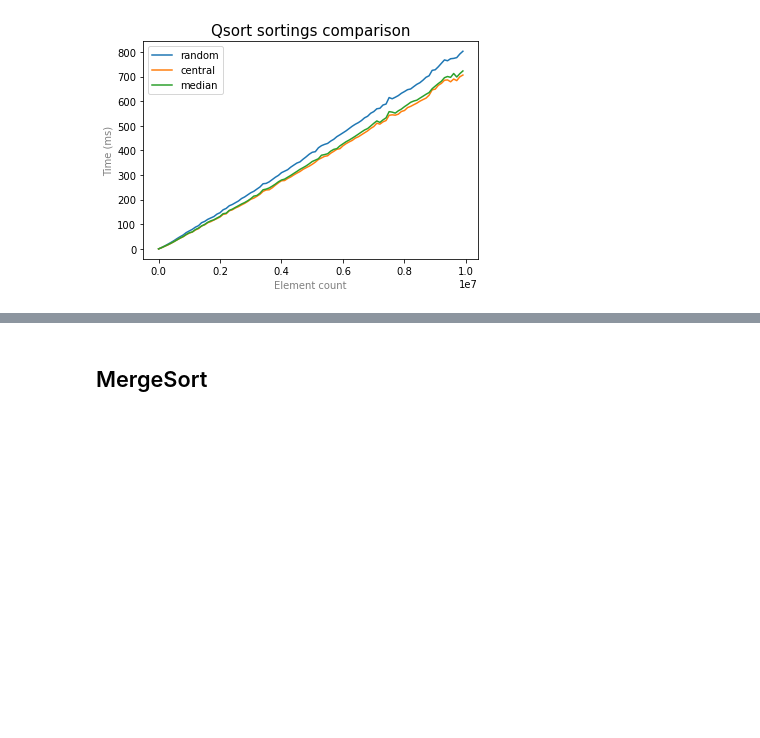
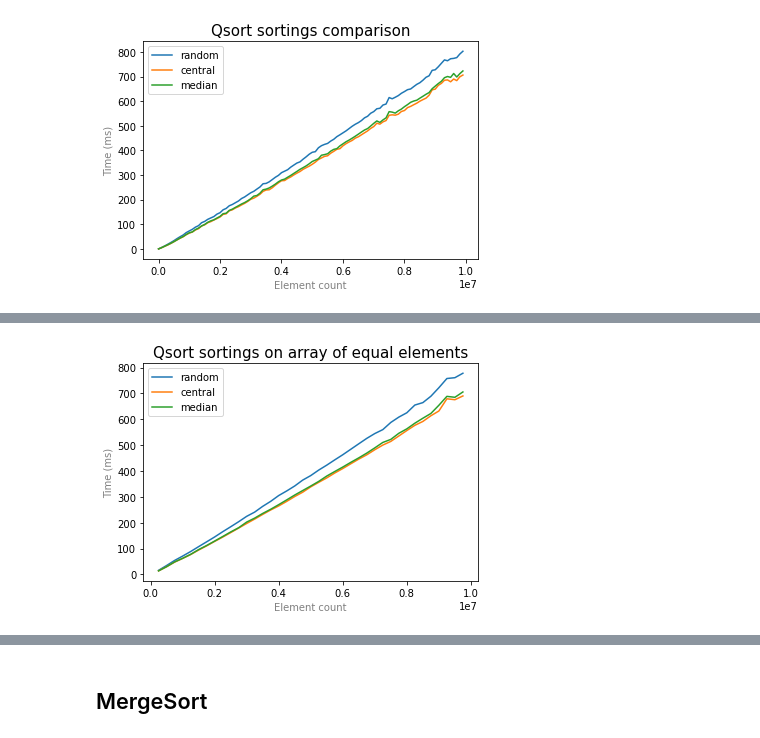
Before and after one commit to sqiportinhsa/NoLabs, a Jupyter notebook: sorting/plots/plots.ipynb, the cells around one changed output, grey strips where cells are left out. Drawn from its saved outputs; the diff is of its cells as text; code cells hidden in the pictures; blank space fills up the shorter version.

```diff
--- a/sorting/plots/plots.ipynb
+++ b/sorting/plots/plots.ipynb
@@ -245,0 +338,15 @@ plt.show()
+# %%
+plt.xlabel('Element count', color = 'gray')
+plt.ylabel('Time (ms)', color = 'gray')
+
+plt.title('Qsort sortings on array of equal elements', fontsize = 15)
+
+plt.plot(ran_id_x, ran_id_y)
+plt.plot(cen_id_x, cen_id_y)
+plt.plot(med_id_x, med_id_y)
+
+plt.legend(['random', 'central', 'median'])
+
+plt.show()
+# %% [output]
+[figure, added]
```
Also changed, not shown: parts of 8 cells of this notebook, 10 other files.
